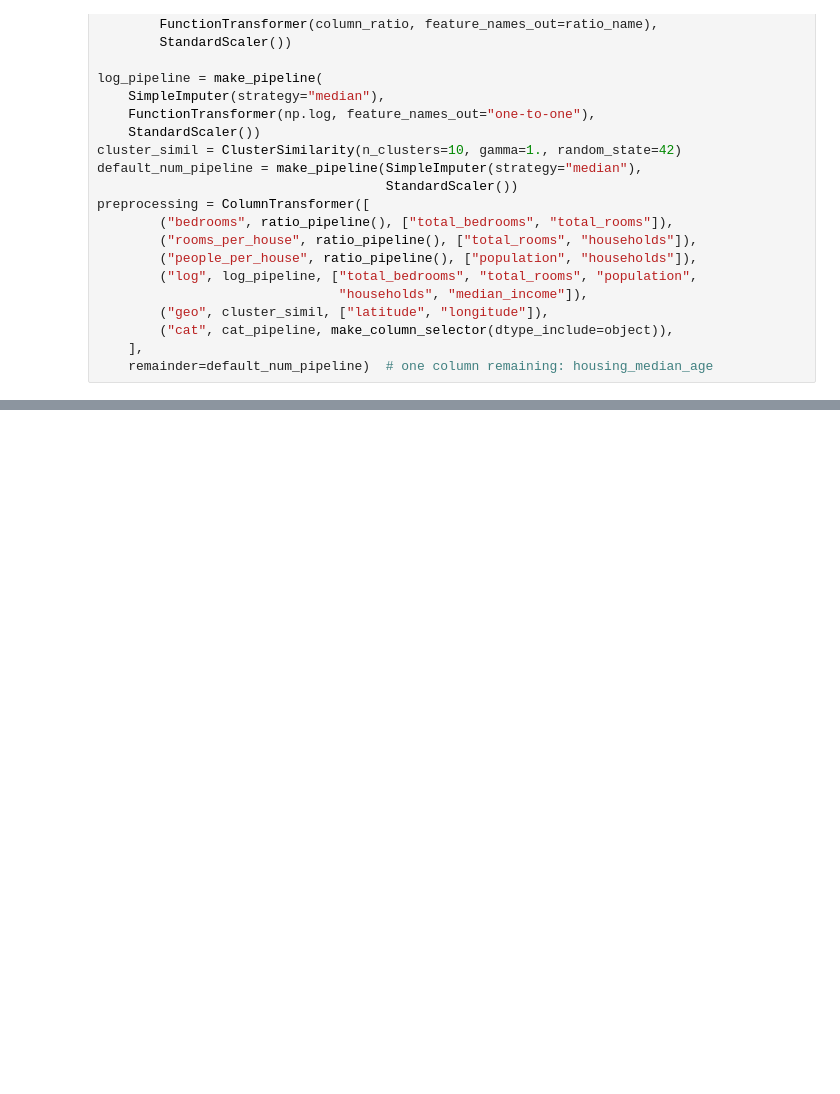
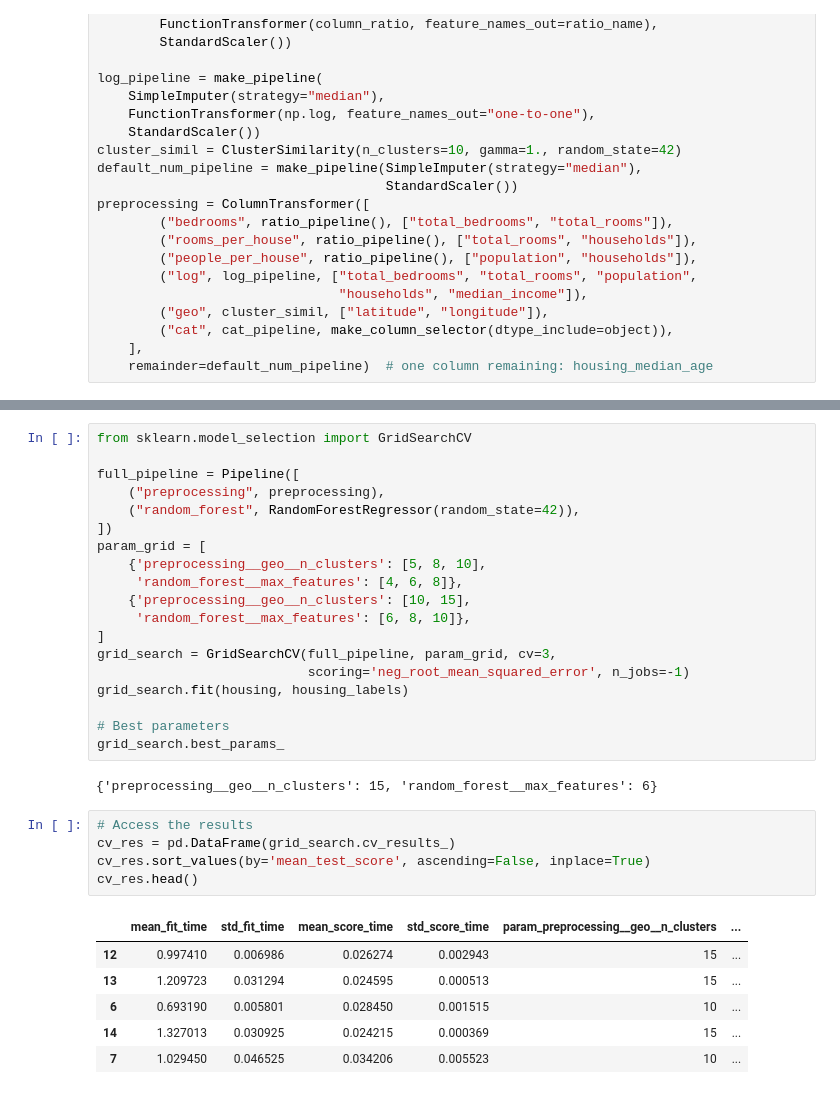
Before and after one commit to Timm26/Data_Science_Handbook, a Jupyter notebook: O'Reilly_Takeaways/Machine_Learning_with_Scikit-Learn_and_PyTorch.ipynb, the cells around one changed output, grey strips where cells are left out. Cells and saved outputs as stored; diff of their text form; blank space fills up the shorter version.

```diff
--- a/O'Reilly_Takeaways/Machine_Learning_with_Scikit-Learn_and_PyTorch.ipynb
+++ b/O'Reilly_Takeaways/Machine_Learning_with_Scikit-Learn_and_PyTorch.ipynb
@@ -601,0 +661,33 @@ preprocessing = ColumnTransformer([
+# %%
+from sklearn.model_selection import GridSearchCV
+
+full_pipeline = Pipeline([
+    ("preprocessing", preprocessing),
+    ("random_forest", RandomForestRegressor(random_state=42)),
+])
+param_grid = [
+    {'preprocessing__geo__n_clusters': [5, 8, 10],
+     'random_forest__max_features': [4, 6, 8]},
+    {'preprocessing__geo__n_clusters': [10, 15],
+     'random_forest__max_features': [6, 8, 10]},
+]
+grid_search = GridSearchCV(full_pipeline, param_grid, cv=3,
+                           scoring='neg_root_mean_squared_error', n_jobs=-1)
+grid_search.fit(housing, housing_labels)
+
+# Best parameters
+grid_search.best_params_
+# %% [output]
+{'preprocessing__geo__n_clusters': 15, 'random_forest__max_features': 6}
+# %%
+# Access the results
+cv_res = pd.DataFrame(grid_search.cv_results_)
+cv_res.sort_values(by='mean_test_score', ascending=False, inplace=True)
+cv_res.head()
+# %% [output]
+|  | mean_fit_time | std_fit_time | mean_score_time | std_score_time | param_preprocessing__geo__n_clusters | ... |
+| 12 | 0.997410 | 0.006986 | 0.026274 | 0.002943 | 15 | ... |
+| 13 | 1.209723 | 0.031294 | 0.024595 | 0.000513 | 15 | ... |
+| 6 | 0.693190 | 0.005801 | 0.028450 | 0.001515 | 10 | ... |
+| 14 | 1.327013 | 0.030925 | 0.024215 | 0.000369 | 15 | ... |
+| 7 | 1.029450 | 0.046525 | 0.034206 | 0.005523 | 10 | ... |
```
Also changed, not shown: parts of 27 cells of this notebook, 1 other file.
